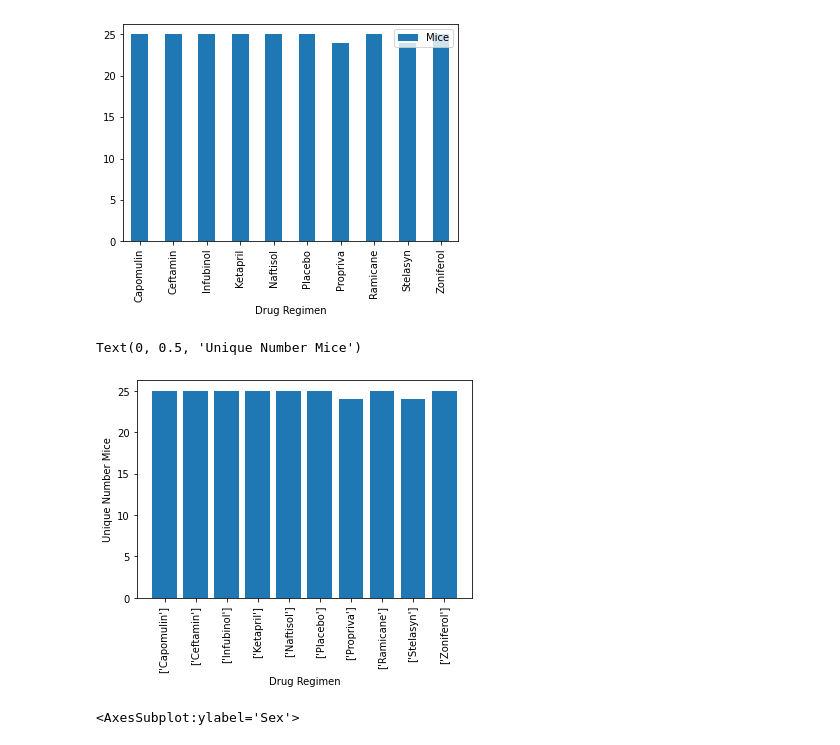
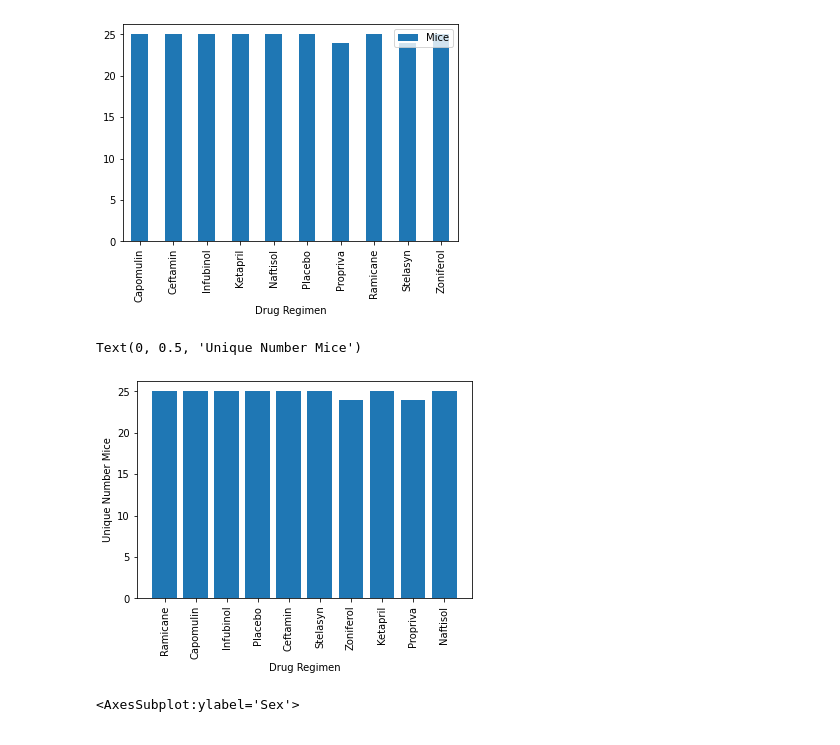
Before and after one commit to ichakrabarty/matplotlib-challenge, a Jupyter notebook: Pymaceuticals/pymaceuticals_starter.ipynb, the cells around one changed output. Saved outputs shown, nothing was run; the diff lists cells and outputs as text; code cells hidden in the pictures.

```diff
--- a/Pymaceuticals/pymaceuticals_starter.ipynb
+++ b/Pymaceuticals/pymaceuticals_starter.ipynb
@@ -143,17 +143,17 @@ unique_mice_plot = unique_mice_df.plot.bar()
 [figure]
 # %%
 # Generate a bar plot showing the total number of unique mice tested on each drug regimen using pyplot.
-drug_axis_bar = unique_mice_regimen_grouby['Drug Regimen'].unique().values.tolist()
+drug_axis_bar = clean_mouse_study['Drug Regimen'].unique()
 x_axis_bar = np.arange(len(drug_axis_bar))
 y_axis_bar = unique_mice.values.tolist()
 plt.bar(x_axis_bar, y_axis_bar)
 tick_locations = [x for x in x_axis_bar]
 plt.xticks(tick_locations,drug_axis_bar,rotation='vertical')
 plt.xlabel('Drug Regimen')
 plt.ylabel('Unique Number Mice')
 # %% [output]
 Text(0, 0.5, 'Unique Number Mice')
-[figure, old version]
+[figure, new version]
 # %%
 # Generate a pie plot showing the distribution of female versus male mice using pandas
 mf_df = mouse_study['Sex'].value_counts()
```
Also changed, not shown: parts of 4 cells of this notebook.
